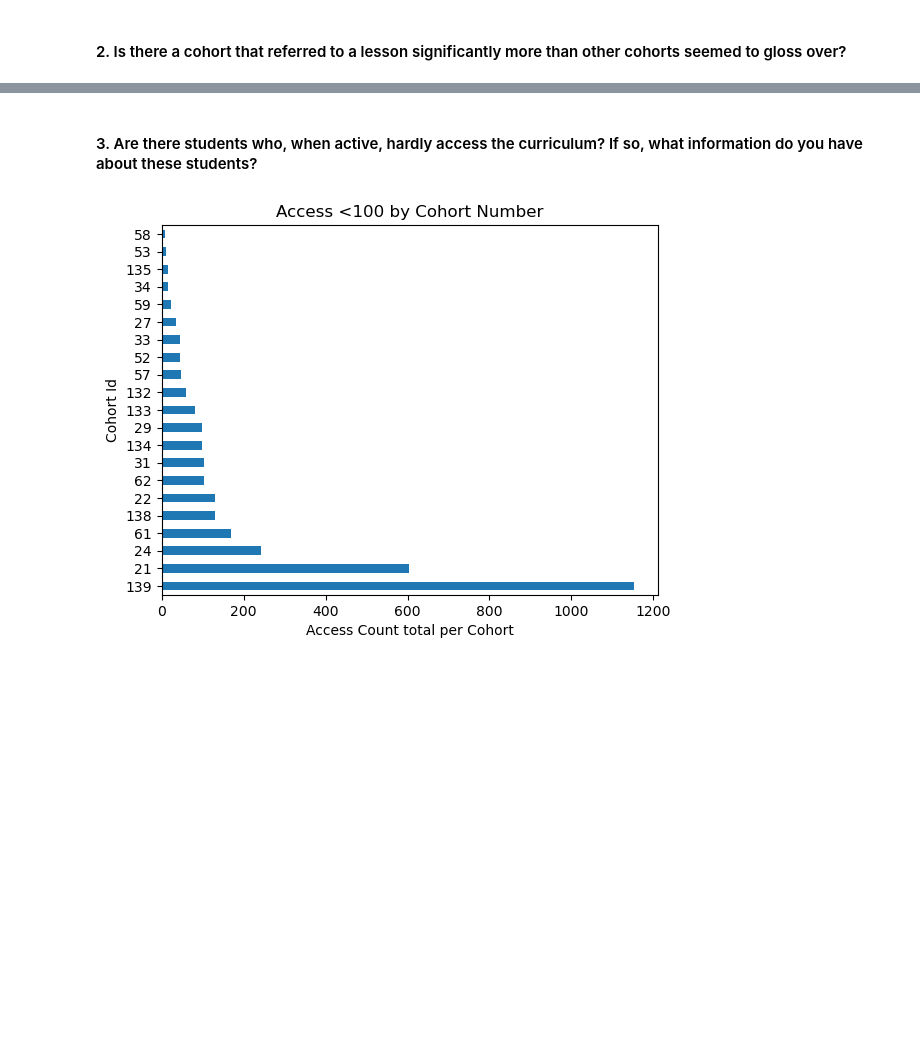
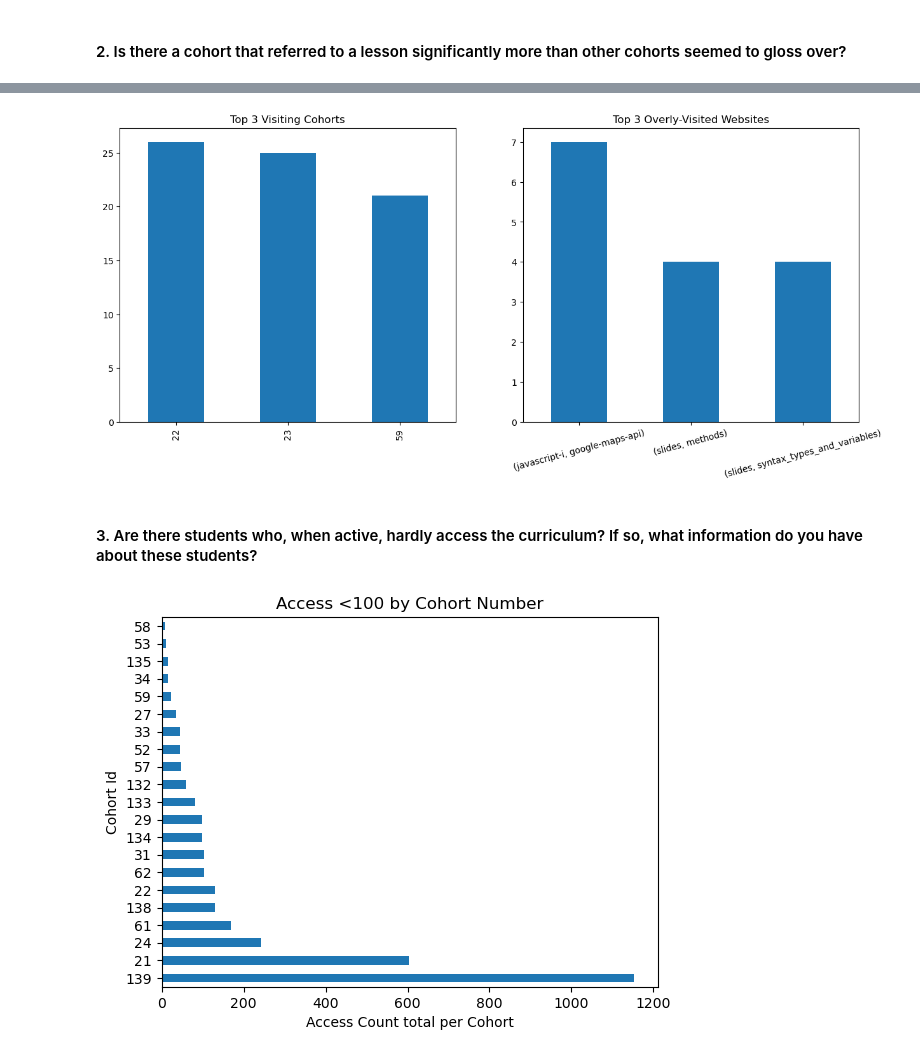
Before and after one commit to duck-detectives/anomaly-project, a Jupyter notebook: final-report.ipynb, the cells around one changed output, grey strips where cells are left out. Cells and saved outputs as stored; diff of their text form; code cells hidden in the pictures; blank space fills up the shorter version.

```diff
--- a/final-report.ipynb
+++ b/final-report.ipynb
@@ -55,2 +75,6 @@ df.head()
 # %% [markdown]
 #### 2. Is there a cohort that referred to a lesson significantly more than other cohorts seemed to gloss over?
+# %%
+visits = e.zealous_cohorts(df)
+
+visits
@@ -57,3 +96,7 @@ df.head()
+# %%
+e.zealous_cohorts_viz(visits)
+# %% [output]
+[figure, added]
 # %% [markdown]
 #### 3. Are there students who, when active, hardly access the curriculum? If so, what information do you have about these students?
 # %%
```
Also changed, not shown: parts of 6 cells of this notebook, 1 other file.
